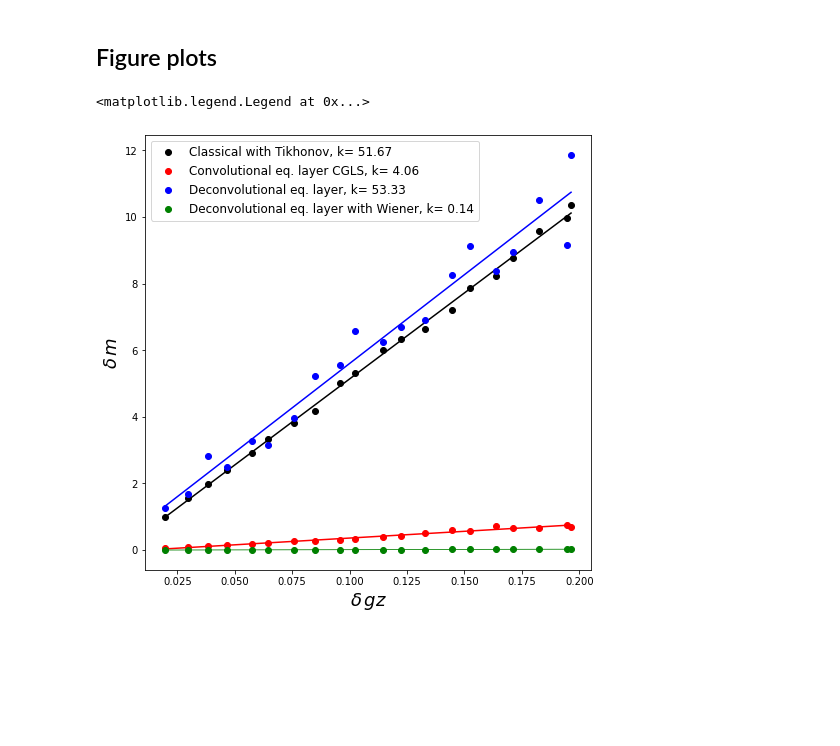
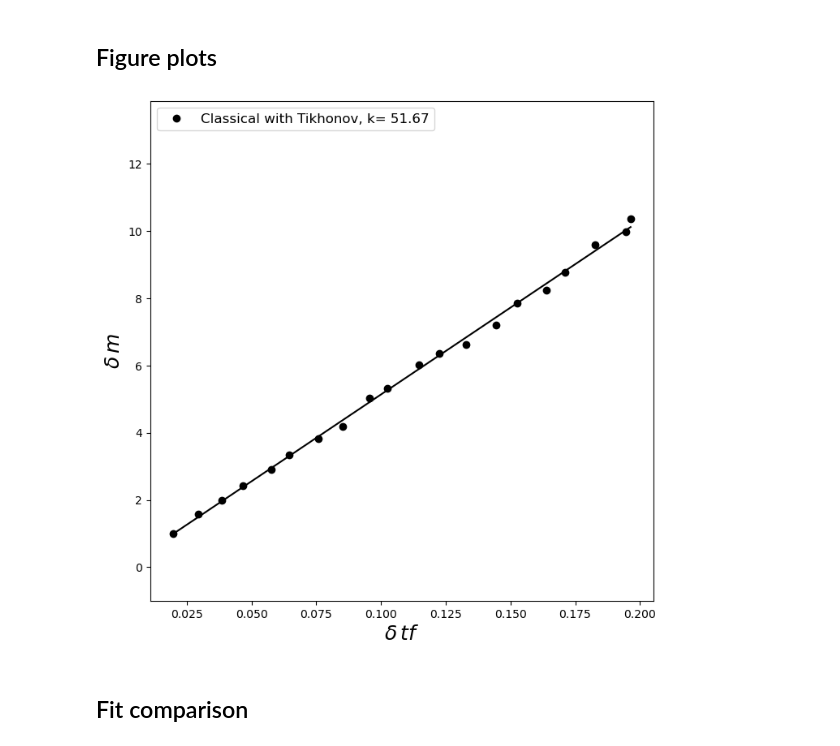
Before and after one commit to DiegoTaka/fast_equivalent_layer, a Jupyter notebook: code/mag/Stability_comparison_mag.ipynb, the cells around one changed output. Drawn from its saved outputs; the diff is of its cells as text; code cells hidden in the pictures; blank space fills up the shorter version.

Commit message:
stability comparison notebooks

```diff
--- a/code/mag/Stability_comparison_mag.ipynb
+++ b/code/mag/Stability_comparison_mag.ipynb
@@ -209,18 +209,20 @@ poly1d_fn4 = np.poly1d(coe4)
 # %%
 fig=plt.figure(figsize=(8,8))
 fig.patch.set_facecolor('xkcd:white')
 plt.plot(delta_g,delta_p_classical, 'ko', label='Classical with Tikhonov, k= %.2f' % (coe[0]))
 plt.plot(delta_g,poly1d_fn(delta_g), 'k-')
-plt.plot(delta_g,delta_p_BCCB, 'ro', label='Convolutional eq. layer CGLS, k= %.2f' % (coe2[0]))
-plt.plot(delta_g,poly1d_fn2(delta_g), 'r-')
-plt.plot(delta_g,delta_p_dec, 'bo', label='Deconvolutional eq. layer, k= %.2f' % (coe3[0]))
-plt.plot(delta_g,poly1d_fn3(delta_g), 'b-')
-plt.plot(delta_g,delta_p_dec_wiener, 'go', label='Deconvolutional eq. layer with Wiener, k= %.2f' % (coe4[0]))
-plt.plot(delta_g,poly1d_fn4(delta_g), 'g-', linewidth=0.8)
-plt.xlabel('$\delta \, gz$', fontsize=18)
+#plt.plot(delta_g,delta_p_BCCB, 'ro', label='Convolutional eq. layer CGLS, k= %.2f' % (coe2[0]))
+#plt.plot(delta_g,poly1d_fn2(delta_g), 'r-')
+#plt.plot(delta_g,delta_p_dec, 'bo', label='Deconvolutional eq. layer, k= %.2f' % (coe3[0]))
+#plt.plot(delta_g,poly1d_fn3(delta_g), 'b-')
+#plt.plot(delta_g,delta_p_dec_wiener, 'go', label='Deconvolutional eq. layer with Wiener, k= %.2f' % (coe4[0]))
+#plt.plot(delta_g,poly1d_fn4(delta_g), 'g-', linewidth=0.8)
+plt.ylim(np.min(delta_p_dec_wiener)-1,np.max(delta_p_dec)+2)
+plt.xlabel('$\delta \, tf$', fontsize=18)
 plt.ylabel('$\delta \, m$', fontsize=18)
-plt.legend(loc='best', fontsize=12)
-#plt.savefig('figures/stability_mag_no_convolution.png', dpi=300)
+plt.legend(loc='upper left', fontsize=12)
+#plt.savefig('../../manuscript/Fig/stability_mag_1.png', dpi=300)
 # %% [output]
-<matplotlib.legend.Legend at 0x...>
-[figure, old version]
+[figure, new version]
+# %% [markdown]
+## Fit comparison
```
Also changed, not shown: parts of 8 cells of this notebook, 2 other files.
